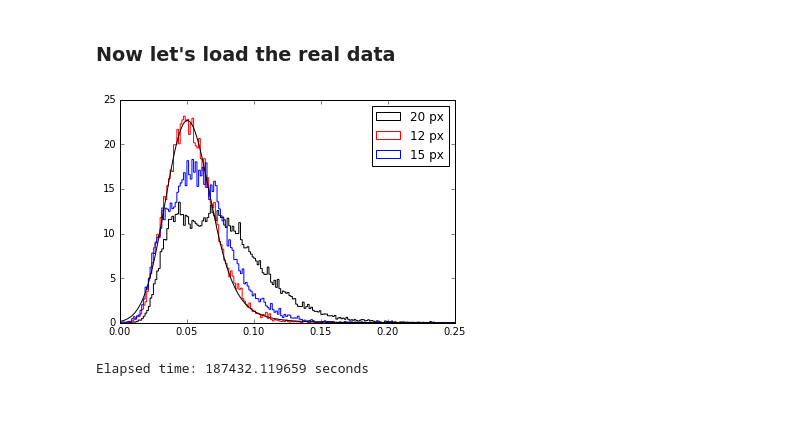
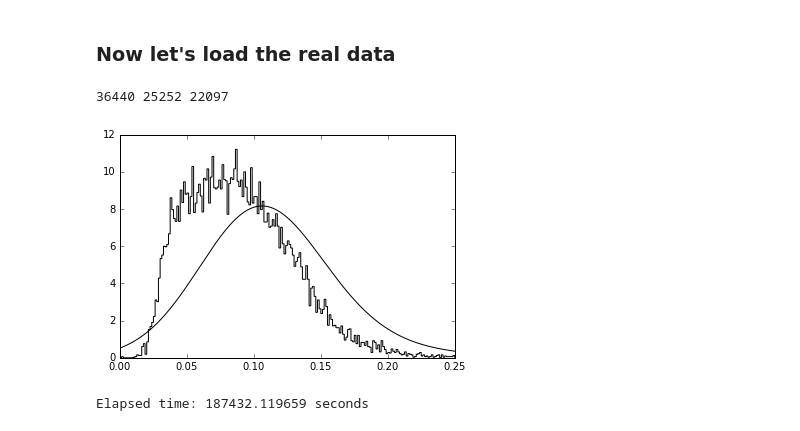
Before and after one commit to astroJeff/filament_widths, a Jupyter notebook: notebooks/Power law.ipynb, the cells around one changed output. Saved outputs shown, nothing was run; the diff lists cells and outputs as text; code cells hidden in the pictures.

```diff
--- a/notebooks/Power law.ipynb
+++ b/notebooks/Power law.ipynb
@@ -326,36 +330,41 @@ pickle.dump(sampler, open("../data/mock_sampler.data", "wb"))
 # %% [markdown]
 ### Now let's load the real data
 # %%
-filaments_20 = np.load("../data/widths_true_pc.npy")
-filaments_12 = np.load("../data/widths_true_pc_12.npy")
-filaments_15 = np.load("../data/widths_true_pc_15.npy")
+filaments_04 = np.load('../data/PF_prof0.04pc.npy')
+filaments_09 = np.load('../data/PF_prof0.09pc.npy')
+filaments_12 = np.load('../data/PF_prof0.12pc.npy')
 
-# print filaments.shape
-# print filaments_12.shape
-# print filaments_15.shape
-
-plt.hist(filaments_12, histtype='step', color='r', bins=200, normed=True, linewidth=1.0, range=[0,0.25], label='12 px')
-plt.hist(filaments_15, histtype='step', color='b', bins=200, normed=True, linewidth=1.0, range=[0,0.25], label='15 px')
-plt.hist(filaments_20, histtype='step', color='k', bins=200, normed=True, linewidth=1.0, range=[0,0.25], label='20 px')
+# filaments_20 = np.load("../data/widths_true_pc.npy")
+# filaments_12 = np.load("../data/widths_true_pc_12.npy")
+# filaments_15 = np.load("../data/widths_true_pc_15.npy")
 
 
+# plt.hist(filaments_12, histtype='step', color='r', bins=200, normed=True, linewidth=1.0, range=[0,0.25], label='12 px')
+# plt.hist(filaments_15, histtype='step', color='b', bins=200, normed=True, linewidth=1.0, range=[0,0.25], label='15 px')
+# plt.hist(filaments_20, histtype='step', color='k', bins=200, normed=True, linewidth=1.0, range=[0,0.25], label='20 px')
+
+plt.hist(filaments_09, histtype='step', color='k', bins=200, normed=True, linewidth=1.0, range=[0,0.25])
+
 # Plot observed distribution
-sigma, gamma, L, U = 0.015, 5.0, 0.043, 10.0
+sigma, gamma, L, U = 0.04273069,  4.28687416,  0.0873906, 100.0 # 0.12
+#sigma, gamma, L, U = 0.03086119,  4.31581919,  0.06903543, 100.0 # 0.09
+#sigma, gamma, L, U = 0.015, 5.0, 0.043, 10.0
 x = np.linspace(0.001, 0.25, 1000)
 integral = np.zeros(1000)
 coeff = 1.0/np.sqrt(2.0*np.pi)/sigma * gamma / (L**(-gamma) - U**(-gamma))
 for i in np.arange(1000):
     args = x[i], gamma, sigma
     sol = quad(get_integrand, L, U, args=args)
     integral[i] = sol[0]
 plt.plot(x, coeff*integral, color='k')
 
 
 plt.legend()
 
 plt.show()
 # %% [output]
+36440 25252 22097
-[figure, old version]
+[figure, new version]
 # %%
 start = time.time()
 
```
Also changed, not shown: parts of 9 cells of this notebook, 1 other file.
